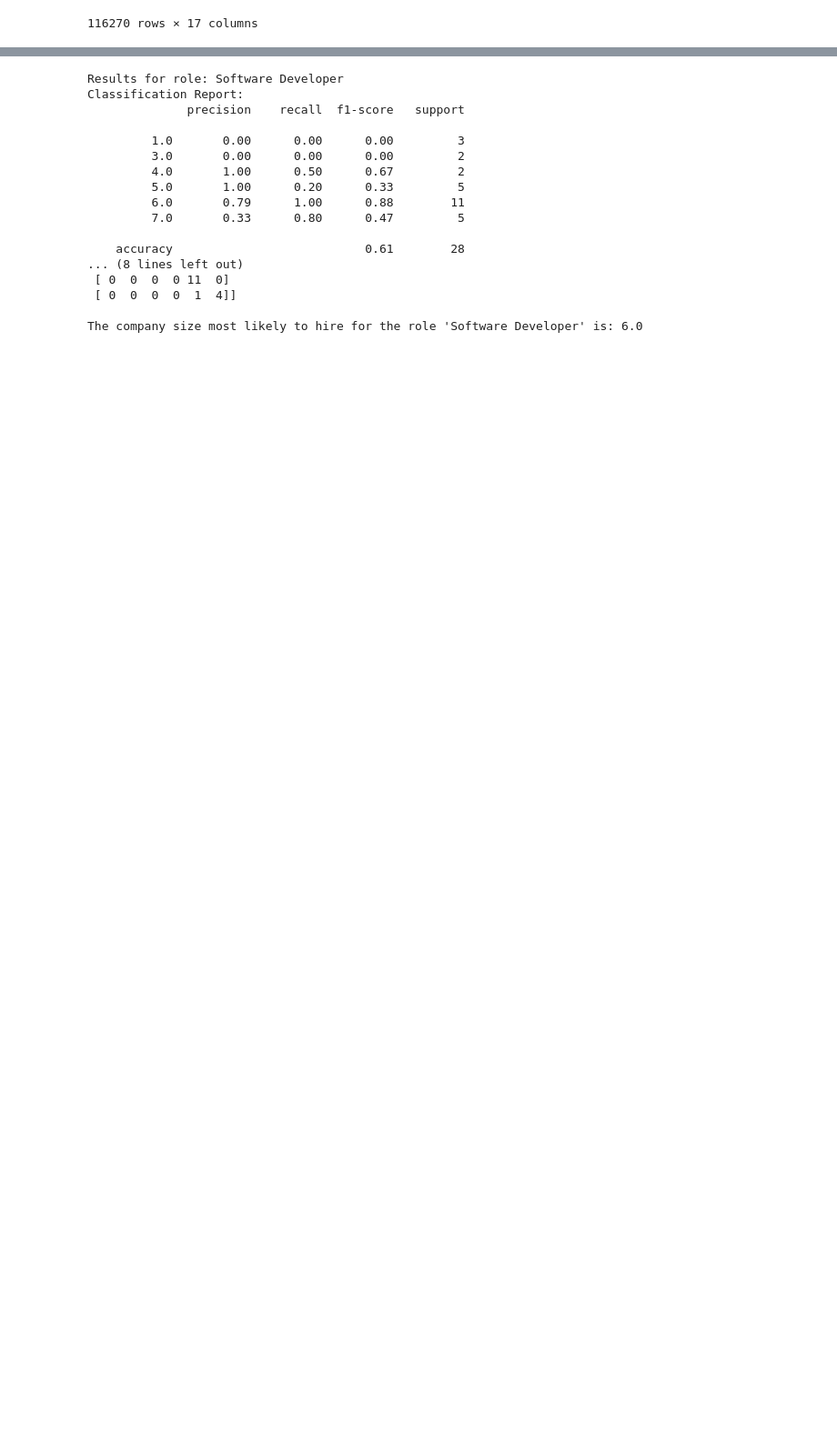
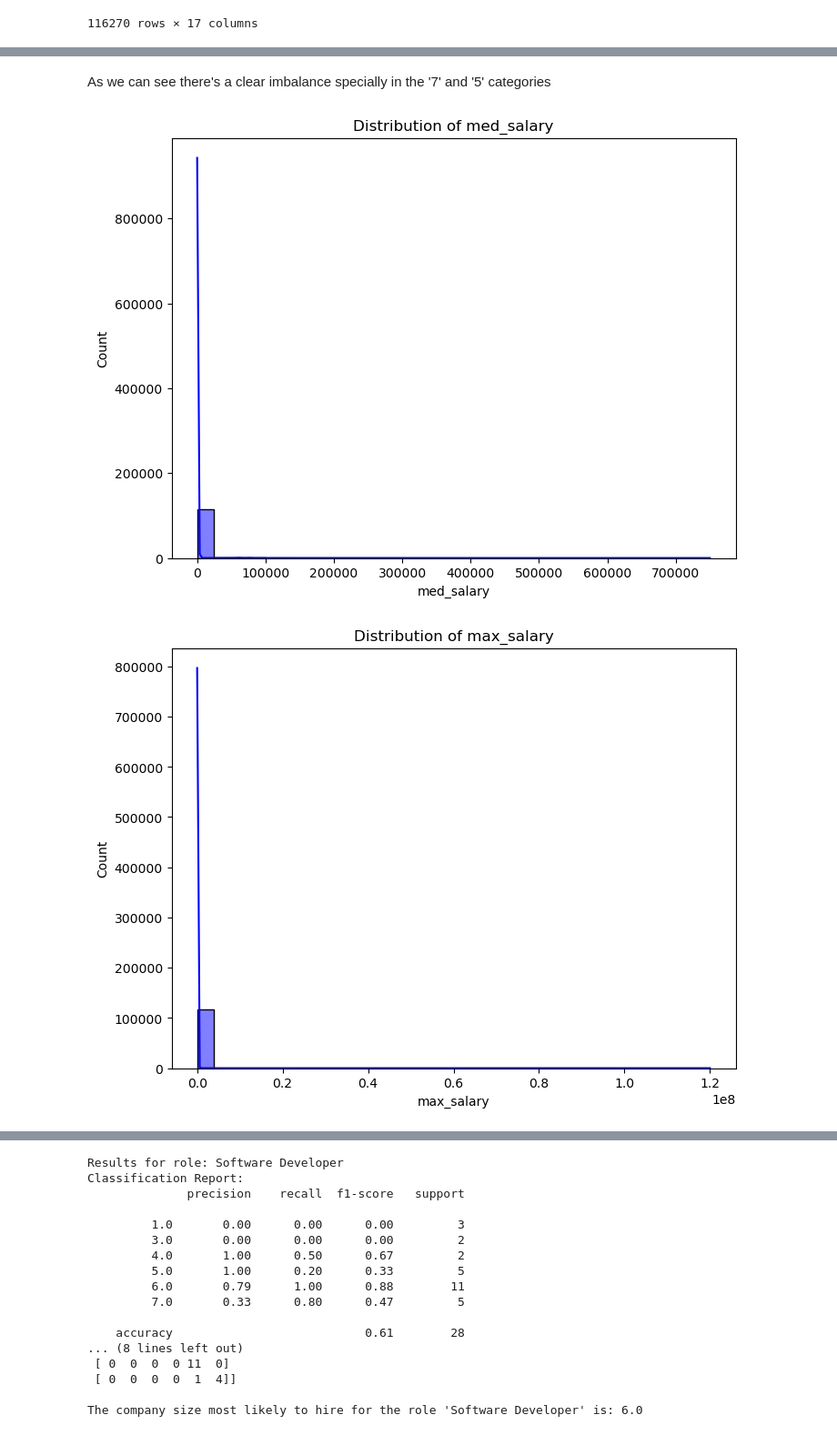
Before and after one commit to MarouaneMr/advanced_data, a Jupyter notebook: answer.ipynb, the cells around one changed output, grey strips where cells are left out. Shown at 91% size. Drawn from its saved outputs; the diff is of its cells as text; code cells hidden in the pictures; blank space fills up the shorter version.

```diff
--- a/answer.ipynb
+++ b/answer.ipynb
@@ -110,0 +123,15 @@ Index(['company_name_x', 'title', 'description', 'max_salary', 'pay_period',
+# %% [markdown]
+As we can see there's a clear imbalance specially in the '7' and '5' categories
+# %%
+numerical_features = ['med_salary', 'max_salary']
+
+for feature in numerical_features:
+    plt.figure(figsize=(8, 6))
+    sns.histplot(posting_company[feature], kde=True, bins=30, color='blue')
+    plt.title(f'Distribution of {feature}')
+    plt.xlabel(feature)
+    plt.ylabel('Count')
+    plt.show()
+# %% [output]
+[figure, added]
+[figure, added]
```
Also changed, not shown: parts of 8 cells of this notebook.
